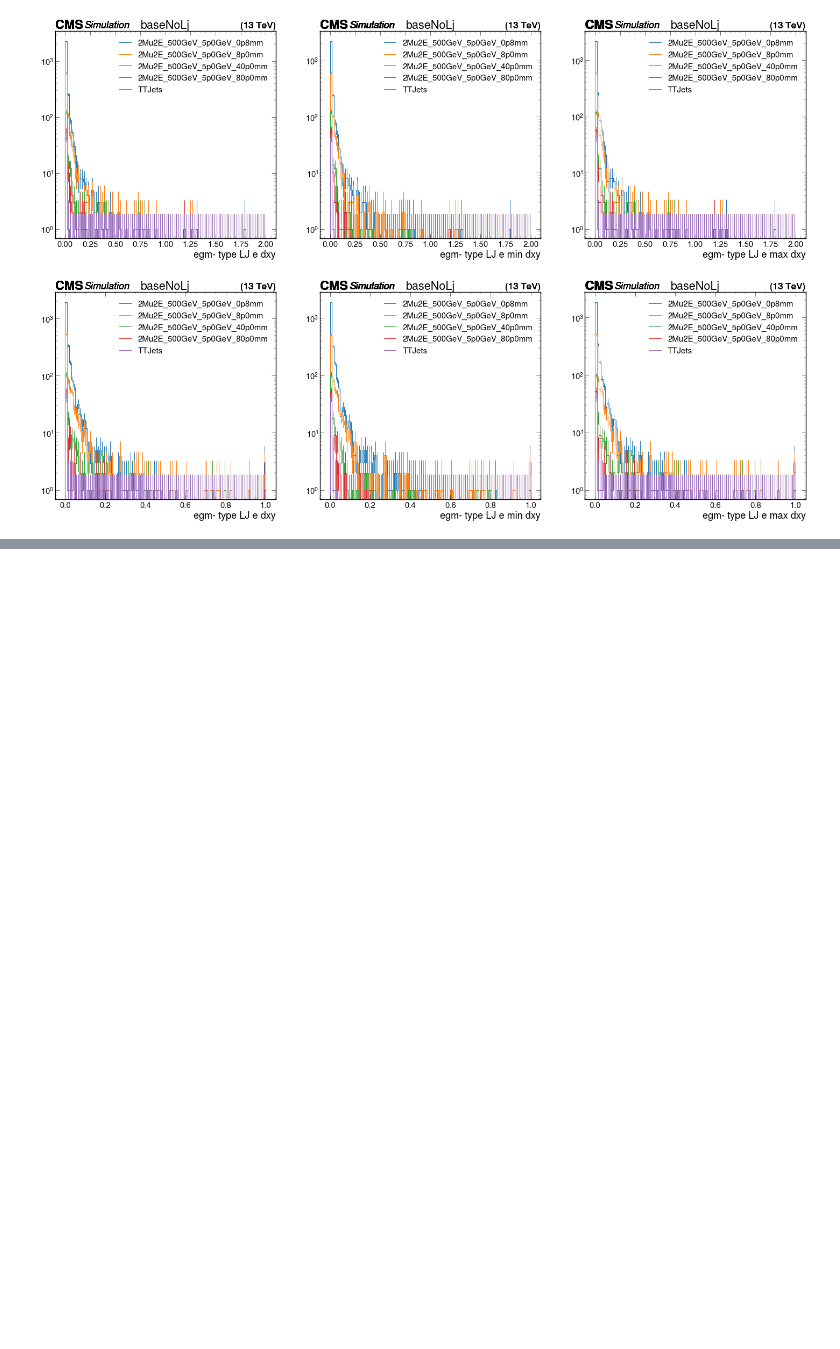
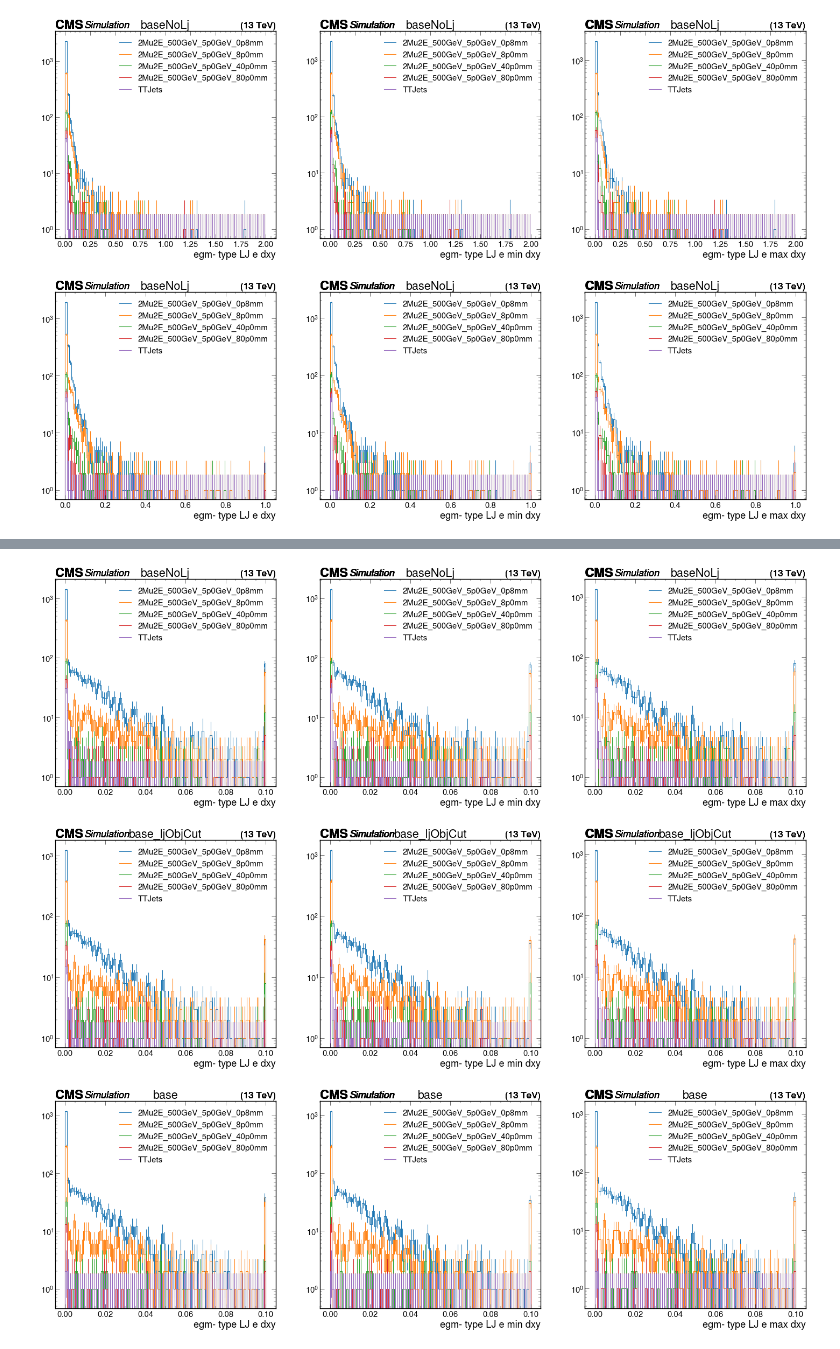
Before and after one commit to mariajose2398/SIDM, a Jupyter notebook: sidm/studies/leptonjet_displacement/egmLjs.ipynb, the cells around one changed output, grey strips where cells are left out. Cells and saved outputs as stored; diff of their text form; code cells hidden in the pictures; blank space fills up the shorter version.

Commit message:
Notebook  that has updated plot for electrons in egmLj

```diff
--- a/sidm/studies/leptonjet_displacement/egmLjs.ipynb
+++ b/sidm/studies/leptonjet_displacement/egmLjs.ipynb
@@ -215,0 +216,10 @@ plot_histograms(samples, histograms_list, "base", 3, log=True)
+# %%
+histograms_list = [  "egm_lj_electron_dxy_XXXLowRange", "egm_lj_electron_min_dxy_XXXLowRange","egm_lj_electron_max_dxy_XXXLowRange",]
+plot_histograms(samples, histograms_list, "baseNoLj", 3, log=True)
+plot_histograms(samples, histograms_list, "base_ljObjCut", 3, log=True)
+plot_histograms(samples, histograms_list, "base", 3, log=True)
+#plot_histograms(samples2, histograms_list, "base_ljObjCut")
+# %% [output]
+[figure, added]
+[figure, added]
+[figure, added]
```
Also changed, not shown: parts of 7 cells of this notebook.
